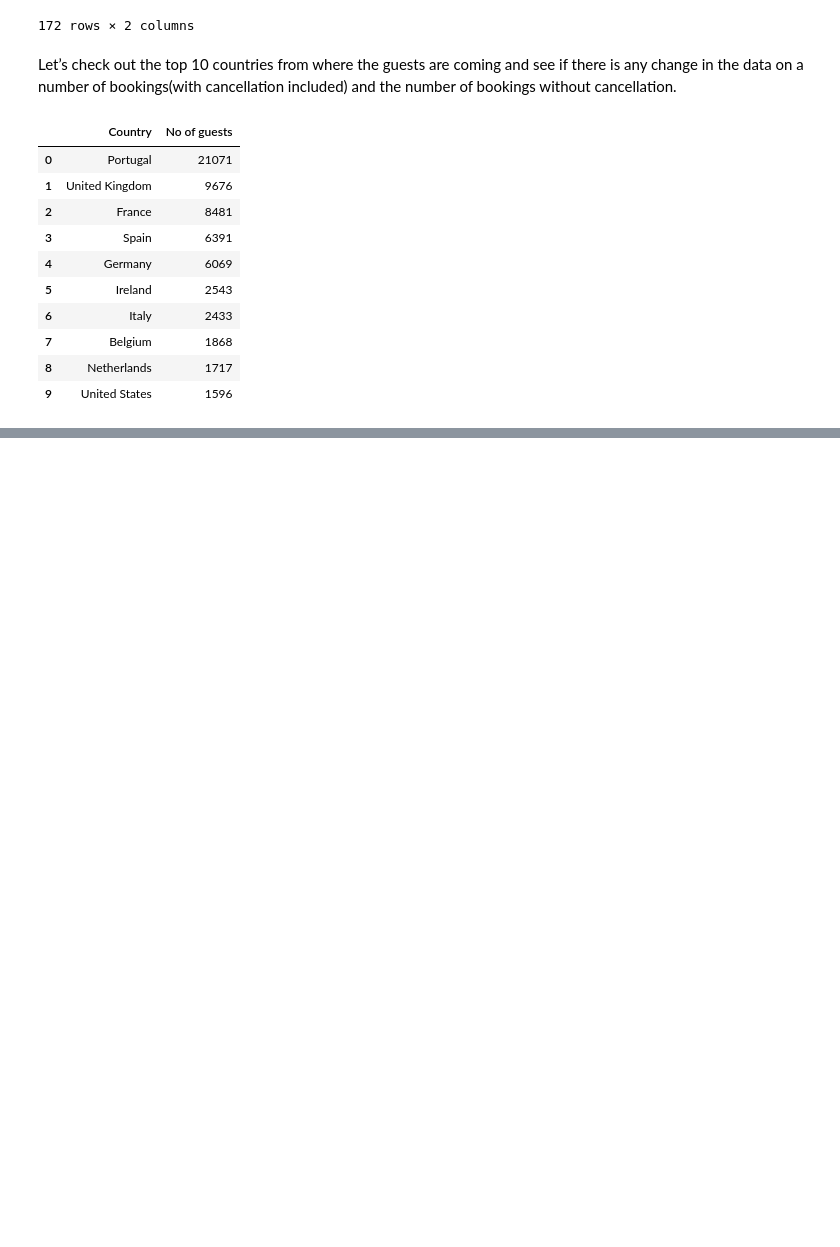
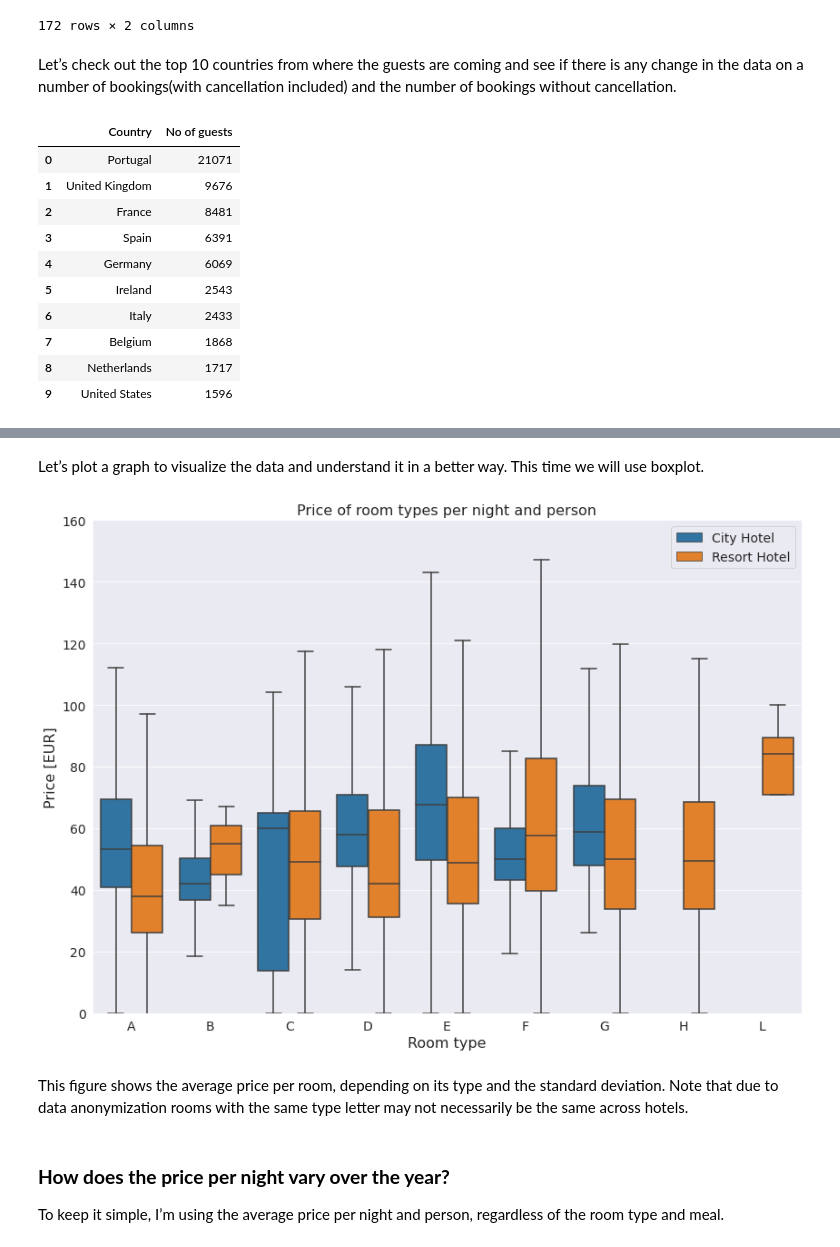
Before and after one commit to Naveen-King/EDA-Hotel-booking-Analysis, a Jupyter notebook: EDA_Hotel_booking_Analysis.ipynb, the cells around one changed output, grey strips where cells are left out. Saved outputs shown, nothing was run; the diff lists cells and outputs as text; code cells hidden in the pictures; blank space fills up the shorter version.

```diff
--- a/EDA_Hotel_booking_Analysis.ipynb
+++ b/EDA_Hotel_booking_Analysis.ipynb
@@ -419,0 +472,6 @@ top_countries_guests
+# %%
+# normalize price per night (adr):
+
+hotel_df["adr_pp"] = hotel_df["adr"] / (hotel_df["adults"] + hotel_df["children"])
+hotel_df_guests = hotel_df.loc[hotel_df["is_canceled"] == 0]
+hotel_df_guests
@@ -419,0 +492,5 @@ top_countries_guests
+# %%
+# only actual guests
+
+room_prices = hotel_df_guests[["hotel", "reserved_room_type", "adr_pp"]].sort_values("reserved_room_type")
+room_prices
@@ -419,0 +511,25 @@ top_countries_guests
+# %% [markdown]
+Let’s plot a graph to visualize the data and understand it in a better way. This time we will use boxplot.
+# %%
+# boxplot:
+plt.figure(figsize=(14, 10))
+sns.boxplot(x="reserved_room_type",
+            y="adr_pp",
+            hue="hotel",
+            data=room_prices,
+            hue_order=["City Hotel", "Resort Hotel"],
+            fliersize=0)
+plt.title("Price of room types per night and person", fontsize=16)
+plt.xlabel("Room type", fontsize=16)
+plt.ylabel("Price [EUR]", fontsize=16)
+plt.legend(loc="upper right")
+plt.ylim(0, 160)
+plt.show()
+# %% [output]
+[figure, added]
+# %% [markdown]
+This figure shows the average price per room, depending on its type and the standard deviation. Note that due to data anonymization rooms with the same type letter may not necessarily be the same across hotels.
+# %% [markdown]
+### **How does the price per night vary over the year?**
+
+To keep it simple, I’m using the average price per night and person, regardless of the room type and meal.
```
Also changed, not shown: parts of 54 cells of this notebook.
